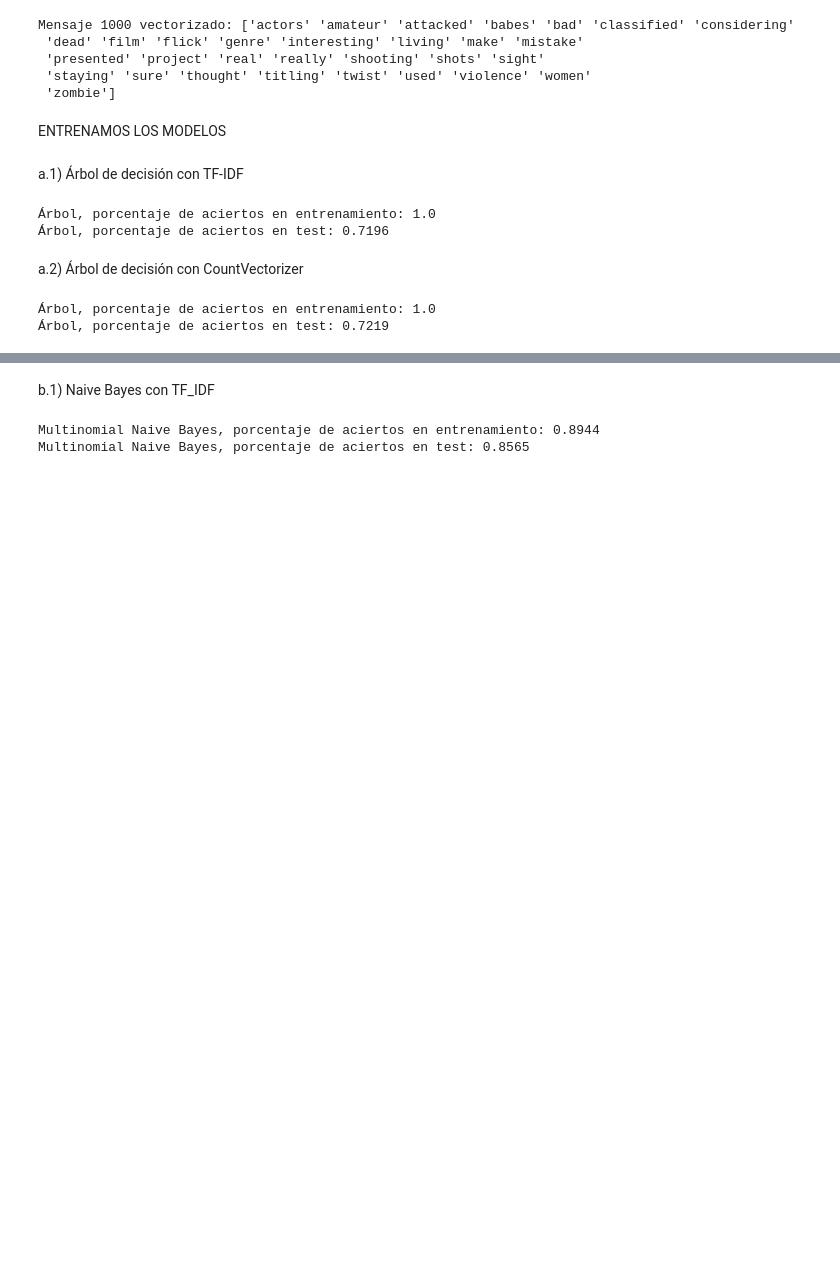
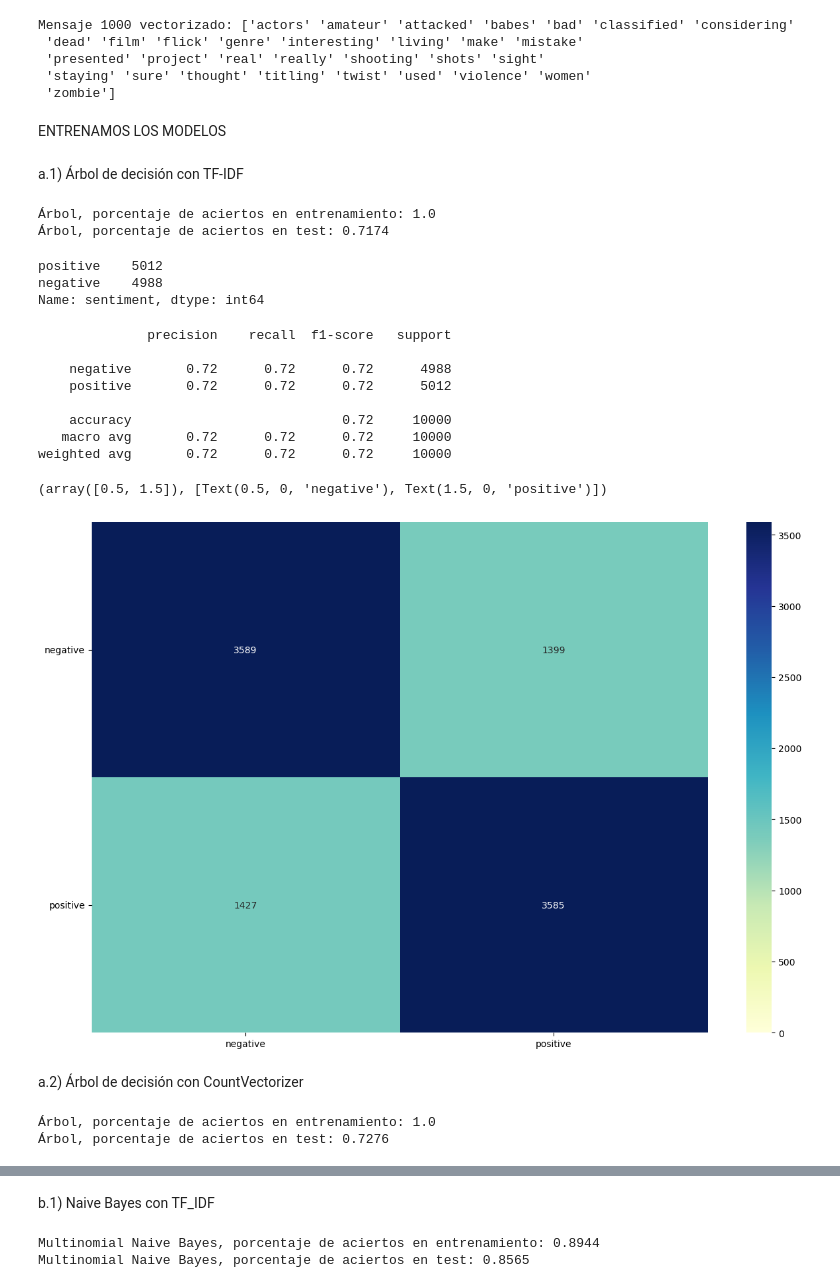
Before and after one commit to ALK222/IA2, a Jupyter notebook: labs/lab3/P3_ap1_clasificacion_texto_2223_enunciado.ipynb, the cells around one changed output, grey strips where cells are left out. Cells and saved outputs as stored; diff of their text form; code cells hidden in the pictures; blank space fills up the shorter version.

```diff
--- a/labs/lab3/P3_ap1_clasificacion_texto_2223_enunciado.ipynb
+++ b/labs/lab3/P3_ap1_clasificacion_texto_2223_enunciado.ipynb
@@ -240,10 +242,10 @@ Mensaje 1000 vectorizado: ['actors' 'amateur' 'attacked' 'babes' 'bad' 'classifi
 # Tomamos los textos del conjunto de test y los transformamos en una matriz
 # de palabras. Al usar "transform" toma como referencia únicamente las palabras
 # encontradas en el conjunto de entrenamiento
-test_vector_data=vectorizer.transform(test_data.review)
+test_vector_data1=vectorizer.transform(test_data.review)
 # Calculamos el valor TF-IDF
 # Al usar "transform" toma como IDF el del conjunto de entrenamiento
-test_preprocessed=tfidfer.transform(test_vector_data)
+test_preprocessed=tfidfer.transform(test_vector_data1)
 # %% [markdown]
 ENTRENAMOS LOS MODELOS
 # %% [markdown]
@@ -263,19 +265,68 @@ print("Árbol, porcentaje de aciertos en entrenamiento:", np.mean(tree_train_pre
 print("Árbol, porcentaje de aciertos en test:", np.mean(tree_test_predictions == test_data.sentiment))
 # %% [output]
 Árbol, porcentaje de aciertos en entrenamiento: 1.0
-Árbol, porcentaje de aciertos en test: 0.7196
+Árbol, porcentaje de aciertos en test: 0.7174
+# %%
+test_data["sentiment"].value_counts()
+# %% [output]
+positive    5012
+negative    4988
+Name: sentiment, dtype: int64
+# %%
+%matplotlib inline
+#En el output de esta celda se puede ver que las cantidades en support cuadran en categoría con las de arriba.
+import matplotlib.pyplot as plt
+import seaborn as sn
+import pandas as pd
+from sklearn.metrics import classification_report, confusion_matrix
+
+target_names = list(test_data["sentiment"].unique())
+
+# creamos una variable auxiliar para las predicciones
+predictions = tree_test_predictions
+
+print(classification_report(
+    test_data['sentiment'], predictions, target_names=target_names))
+
+# Dibuja la matriz de confusión.
+# Analiza los resultados obtenidos.
+#------------------------------------------------------------------------------
+
+
+
+# creamos la matriz de confusion
+conf_matrix = confusion_matrix(test_data['sentiment'], predictions)
+conf_matrix_df = pd.DataFrame(conf_matrix, index=target_names,
+                              columns=target_names)
+
+plt.figure(figsize=(15, 10))
+sn.heatmap(conf_matrix_df, annot=True, vmin=0,
+           vmax=conf_matrix.max(), fmt='d', cmap="YlGnBu")
+plt.yticks(rotation=0)
+plt.xticks(rotation=0)
+# %% [output]
+              precision    recall  f1-score   support
+
+    negative       0.72      0.72      0.72      4988
+    positive       0.72      0.72      0.72      5012
+
+    accuracy                           0.72     10000
+   macro avg       0.72      0.72      0.72     10000
+weighted avg       0.72      0.72      0.72     10000
+(array([0.5, 1.5]), [Text(0.5, 0, 'negative'), Text(1.5, 0, 'positive')])
+[figure, added]
 # %% [markdown]
 a.2) Árbol de decisión con CountVectorizer
 # %%
 # Creamos el clasificador con los valores por defecto
-tree_classifier = tree.DecisionTreeClassifier()
-tree_classifier.fit(train_vector_data, train_data.sentiment)
+tree_classifier1 = tree.DecisionTreeClassifier()
+tree_classifier1.fit(train_vector_data, train_data.sentiment)
 
-tree_train_predictions = tree_classifier.predict(train_vector_data)
-tree_test_predictions = tree_classifier.predict(test_vector_data)
+tree_train_predictions1 = tree_classifier1.predict(train_vector_data)
+tree_test_predictions1 = tree_classifier1.predict(test_vector_data)
 
-print("Árbol, porcentaje de aciertos en entrenamiento:", np.mean(tree_train_predictions == train_data.sentiment))
-print("Árbol, porcentaje de aciertos en test:", np.mean(tree_test_predictions == test_data.sentiment))
+print("Árbol, porcentaje de aciertos en entrenamiento:", np.mean(tree_train_predictions1 == train_data.sentiment))
+print("Árbol, porcentaje de aciertos en test:", np.mean(tree_test_predictions1 == test_data.sentiment))
 # %% [output]
 Árbol, porcentaje de aciertos en entrenamiento: 1.0
-Árbol, porcentaje de aciertos en test: 0.7219
+Árbol, porcentaje de aciertos en test: 0.7276
```
Also changed, not shown: parts of 9 cells of this notebook, 2 other files.
